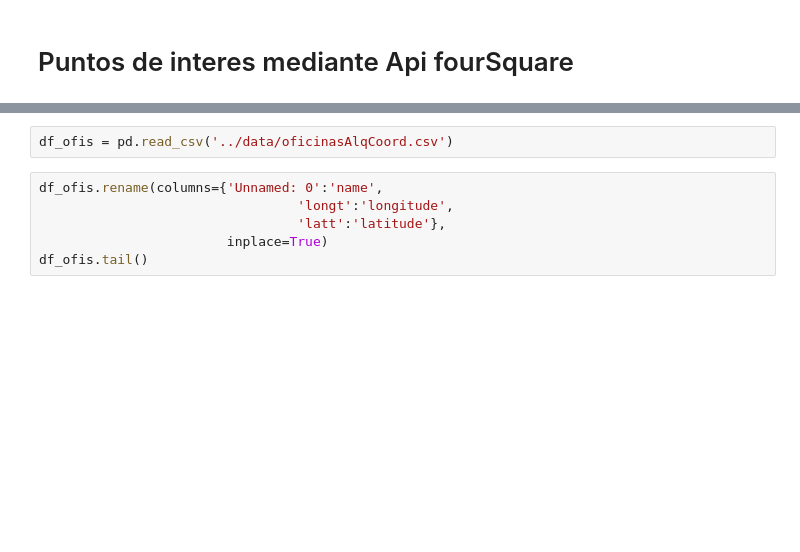
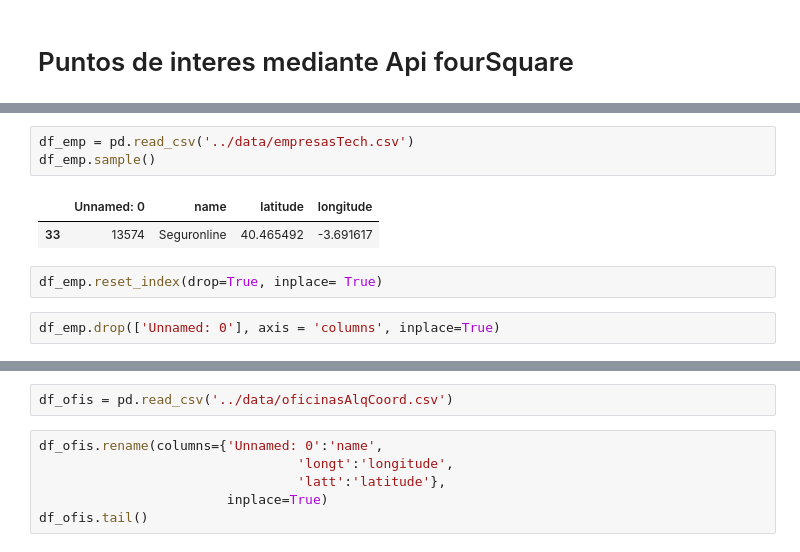
Before and after one commit to 4tolon/TheCompanyLocator, a Jupyter notebook: notebooks/Lugares.ipynb, the cells around one changed output, grey strips where cells are left out. Cells and saved outputs as stored; diff of their text form; blank space fills up the shorter version.

```diff
--- a/notebooks/Lugares.ipynb
+++ b/notebooks/Lugares.ipynb
@@ -31,0 +50,10 @@ SyntaxError: EOF while scanning triple-quoted string literal (602934491.py, line
+# %%
+df_emp = pd.read_csv('../data/empresasTech.csv')
+df_emp.sample()
+# %% [output]
+|  | Unnamed: 0 | name | latitude | longitude |
+| 33 | 13574 | Seguronline | 40.465492 | -3.691617 |
+# %%
+df_emp.reset_index(drop=True, inplace= True)
+# %%
+df_emp.drop(['Unnamed: 0'], axis = 'columns', inplace=True)
```
Also changed, not shown: parts of 41 cells of this notebook, 1 other file.
